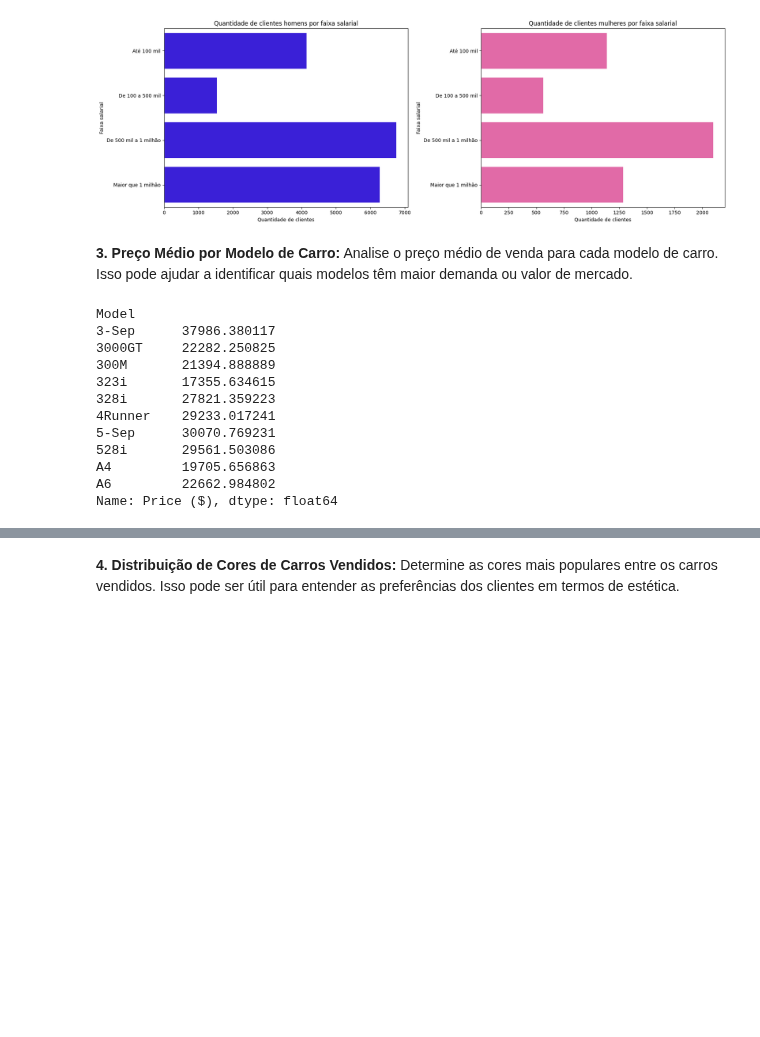
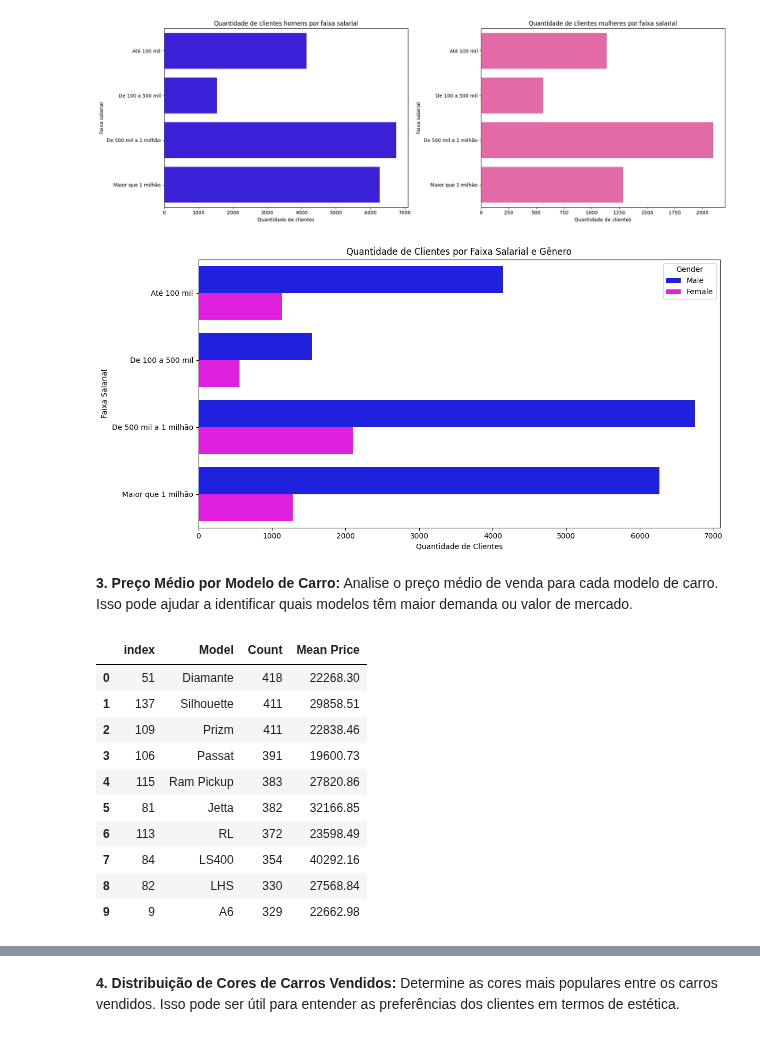
Before and after one commit to GabrielVila/Car-Sales-Report, a Jupyter notebook: projeto_carro.ipynb, the cells around one changed output, grey strips where cells are left out. Saved outputs shown, nothing was run; the diff lists cells and outputs as text; code cells hidden in the pictures; blank space fills up the shorter version.

Commit message:
Criando gráficos de preço médio por modelo dos 10+ e preço por mês

```diff
--- a/projeto_carro.ipynb
+++ b/projeto_carro.ipynb
@@ -236,21 +271,47 @@ plt.tight_layout()
 plt.show()
 # %% [output]
 [figure]
+# %%
+# Suponha que 'dados' seja o DataFrame original com os dados dos clientes
+# Primeiro, filtramos os dados para criar DataFrames separados para homens e mulheres
+male_category = dados[dados['Gender'] == 'Male']
+female_category = dados[dados['Gender'] == 'Female']
+
+# Em seguida, agrupamos cada DataFrame por 'Income_Category' e contamos o número de ocorrências de cada categoria
+male_income_category = male_category.groupby('Income_Category').size().reset_index(name='Quantity')
+female_income_category = female_category.groupby('Income_Category').size().reset_index(name='Quantity')
+
+# Combinando os DataFrames em um único DataFrame
+combined_data = pd.concat([male_income_category.assign(Gender='Male'), female_income_category.assign(Gender='Female')])
+
+# Criando o gráfico de barras combinado
+plt.figure(figsize=(12, 6))
+sns.barplot(x='Quantity', y='Income_Category', hue='Gender', data=combined_data, orient='h', palette={'Male': 'blue', 'Female': 'fuchsia'})
+plt.title('Quantidade de Clientes por Faixa Salarial e Gênero')
+plt.xlabel('Quantidade de Clientes')
+plt.ylabel('Faixa Salarial')
+plt.tight_layout()
+plt.show()
+# %% [output]
+[figure, added]
 # %% [markdown]
 **3. Preço Médio por Modelo de Carro:** Analise o preço médio de venda para cada modelo de carro. Isso pode ajudar a identificar quais modelos têm maior demanda ou valor de mercado.
 # %%
 # 10 modelos mais caros
-dados.groupby('Model')['Price ($)'].mean().head(10)
+model_count_price = dados.groupby(['Model'])[['Gender', 'Price ($)']].agg({'Gender':'count', 'Price ($)':'mean'}).reset_index()
+model_count_price.columns = ['Model', 'Count', 'Mean Price']
+model_count_price['Mean Price'] = model_count_price['Mean Price'].round(2)
+model_count_price_top10 = model_count_price.sort_values(['Count'], ascending=False).head(10).reset_index()
+model_count_price_top10
 # %% [output]
-Model
-3-Sep      37986.380117
-3000GT     22282.250825
-300M       21394.888889
-323i       17355.634615
-328i       27821.359223
-4Runner    29233.017241
-5-Sep      30070.769231
-528i       29561.503086
-A4         19705.656863
-A6         22662.984802
-Name: Price ($), dtype: float64
+|  | index | Model | Count | Mean Price |
+| 0 | 51 | Diamante | 418 | 22268.30 |
+| 1 | 137 | Silhouette | 411 | 29858.51 |
+| 2 | 109 | Prizm | 411 | 22838.46 |
+| 3 | 106 | Passat | 391 | 19600.73 |
+| 4 | 115 | Ram Pickup | 383 | 27820.86 |
+| 5 | 81 | Jetta | 382 | 32166.85 |
+| 6 | 113 | RL | 372 | 23598.49 |
+| 7 | 84 | LS400 | 354 | 40292.16 |
+| 8 | 82 | LHS | 330 | 27568.84 |
+| 9 | 9 | A6 | 329 | 22662.98 |
```
Also changed, not shown: parts of 16 cells of this notebook.
